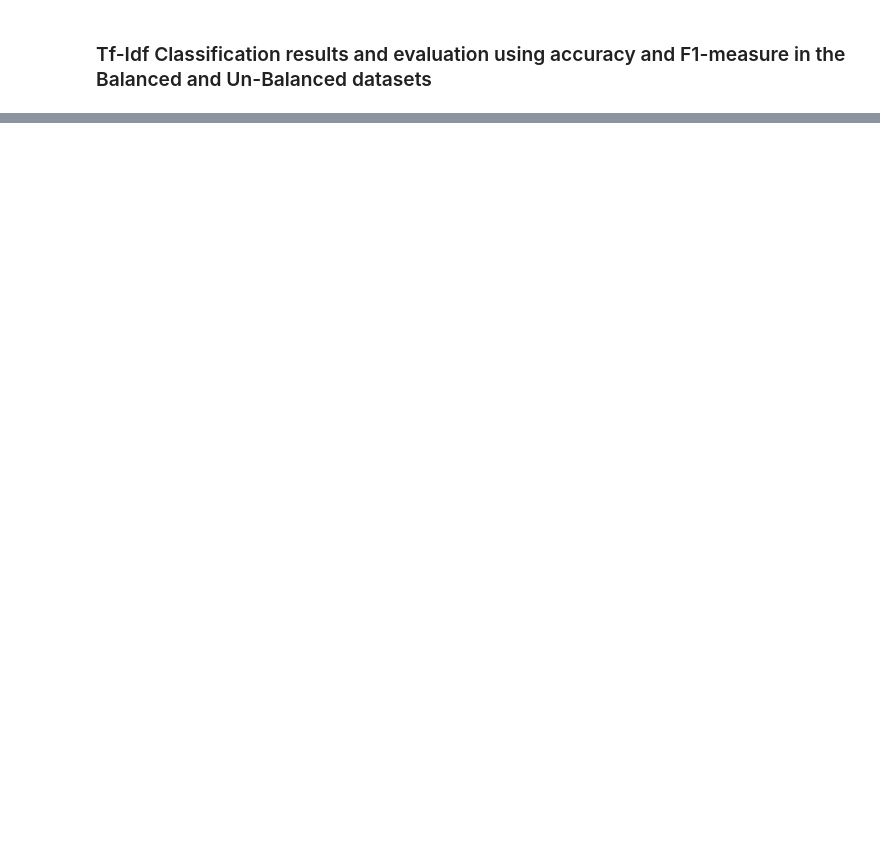
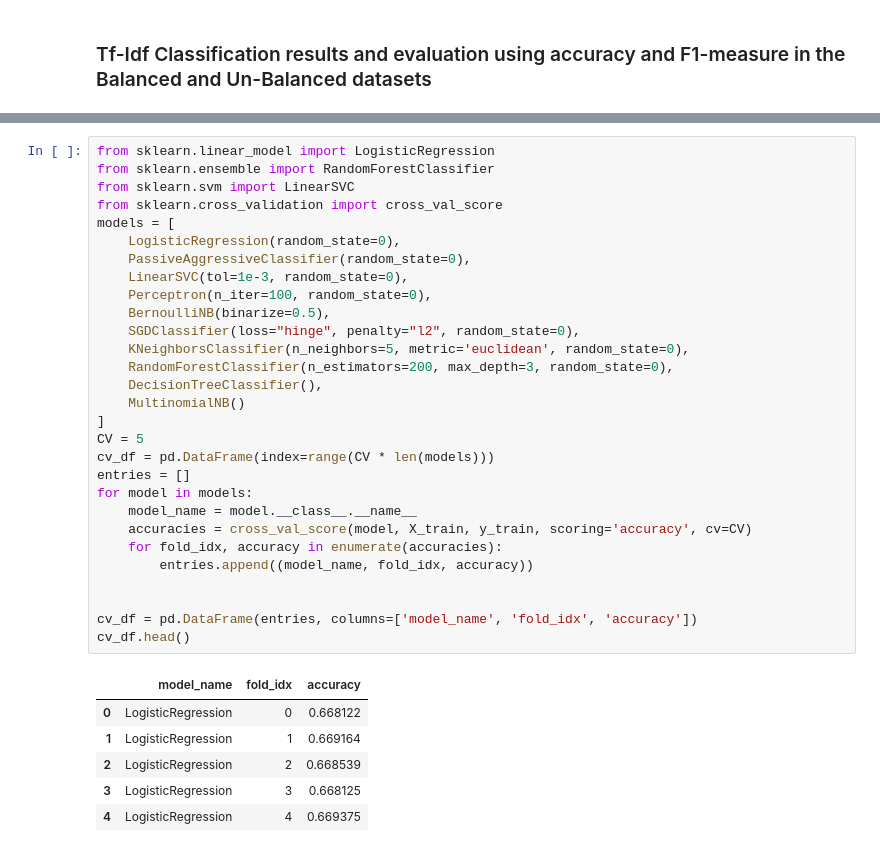
Before and after one commit to Rababalkhalifa/project_capastone, a Jupyter notebook: sentimental_analysis_BenchMarkModel_ASTD.ipynb, the cells around one changed output, grey strips where cells are left out. Drawn from its saved outputs; the diff is of its cells as text; blank space fills up the shorter version.

```diff
--- a/sentimental_analysis_BenchMarkModel_ASTD.ipynb
+++ b/sentimental_analysis_BenchMarkModel_ASTD.ipynb
@@ -525,0 +746,36 @@ subsetDataFrame
+# %%
+from sklearn.linear_model import LogisticRegression
+from sklearn.ensemble import RandomForestClassifier
+from sklearn.svm import LinearSVC
+from sklearn.cross_validation import cross_val_score
+models = [
+    LogisticRegression(random_state=0),
+    PassiveAggressiveClassifier(random_state=0),
+    LinearSVC(tol=1e-3, random_state=0),
+    Perceptron(n_iter=100, random_state=0),
+    BernoulliNB(binarize=0.5),
+    SGDClassifier(loss="hinge", penalty="l2", random_state=0),
+    KNeighborsClassifier(n_neighbors=5, metric='euclidean', random_state=0),
+    RandomForestClassifier(n_estimators=200, max_depth=3, random_state=0),
+    DecisionTreeClassifier(),
+    MultinomialNB()
+]
+CV = 5
+cv_df = pd.DataFrame(index=range(CV * len(models)))
+entries = []
+for model in models:
+    model_name = model.__class__.__name__
+    accuracies = cross_val_score(model, X_train, y_train, scoring='accuracy', cv=CV)
+    for fold_idx, accuracy in enumerate(accuracies):
+        entries.append((model_name, fold_idx, accuracy))
+
+
+cv_df = pd.DataFrame(entries, columns=['model_name', 'fold_idx', 'accuracy'])
+cv_df.head()
+# %% [output]
+|  | model_name | fold_idx | accuracy |
+| 0 | LogisticRegression | 0 | 0.668122 |
+| 1 | LogisticRegression | 1 | 0.669164 |
+| 2 | LogisticRegression | 2 | 0.668539 |
+| 3 | LogisticRegression | 3 | 0.668125 |
+| 4 | LogisticRegression | 4 | 0.669375 |
```
Also changed, not shown: parts of 20 cells of this notebook, 1 other file.
